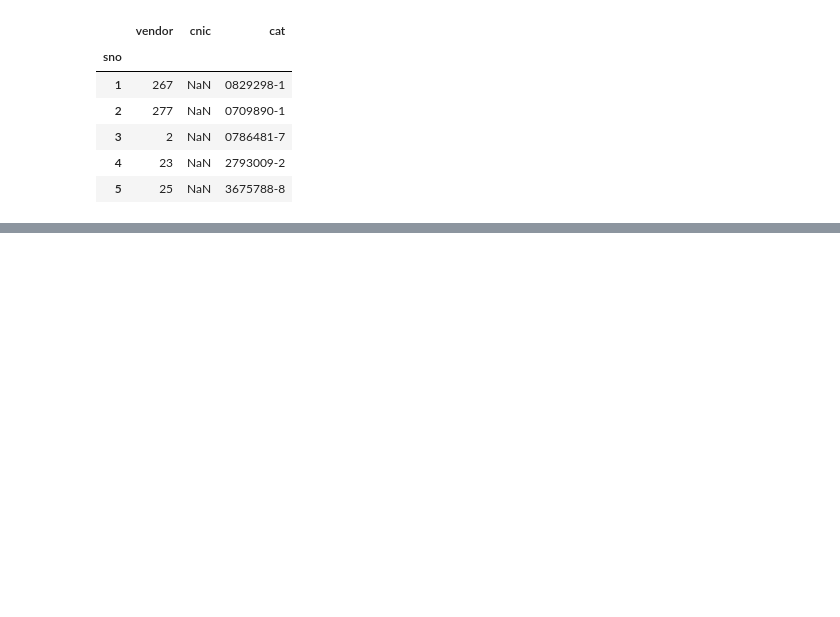
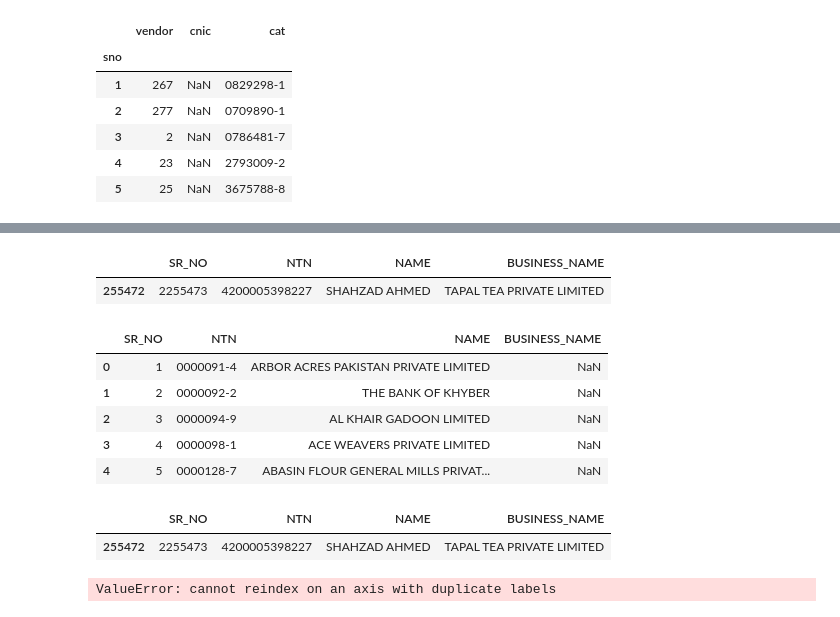
Before and after one commit to Shaze-ahmed/Saylani-AI-Course, a Jupyter notebook: 05 - Pandas/ATL Working.ipynb, the cells around one changed output, grey strips where cells are left out. Cells and saved outputs as stored; diff of their text form; code cells hidden in the pictures; blank space fills up the shorter version.

```diff
--- a/05 - Pandas/ATL Working.ipynb
+++ b/05 - Pandas/ATL Working.ipynb
@@ -26,7 +26,7 @@ print('HBL NTN Array Size : {}, HBL CNIC Array Size : {}, Total HBL array Size :
 HBL NTN Array Size : 3737, HBL CNIC Array Size : 3639, Total HBL array Size : 7376
 # %%
 %%time
-fbrFileName = "../../ATL.xlsx"
+fbrFileName = "../../ATL/2022091965328335ATL_IT.xlsx"
 xls =pd.ExcelFile(fbrFileName)
 print(xls.sheet_names)
 
@@ -170,0 +203,14 @@ hblList.loc[:,'vat']
+# %%
+fbrList[fbrList['NTN'] == '4200005398227']
+# %% [output]
+|  | SR_NO | NTN | NAME | BUSINESS_NAME |
+| 255472 | 2255473 | 4200005398227 | SHAHZAD AHMED | TAPAL TEA PRIVATE LIMITED |
+# %%
+fbrList.head()
+# %% [output]
+|  | SR_NO | NTN | NAME | BUSINESS_NAME |
+| 0 | 1 | 0000091-4 | ARBOR ACRES PAKISTAN PRIVATE LIMITED | NaN |
+| 1 | 2 | 0000092-2 | THE BANK OF KHYBER | NaN |
+| 2 | 3 | 0000094-9 | AL KHAIR GADOON LIMITED | NaN |
+| 3 | 4 | 0000098-1 | ACE WEAVERS PRIVATE LIMITED | NaN |
+| 4 | 5 | 0000128-7 | ABASIN FLOUR GENERAL MILLS PRIVAT... | NaN |
@@ -170,0 +224,11 @@ hblList.loc[:,'vat']
+# %%
+filter = fbrList['NTN'] == '4200005398227'
+fbrList.loc[filter]
+# %% [output]
+|  | SR_NO | NTN | NAME | BUSINESS_NAME |
+| 255472 | 2255473 | 4200005398227 | SHAHZAD AHMED | TAPAL TEA PRIVATE LIMITED |
+# %%
+# fntn = fbrList[fbrList['NTN'].notnull()]
+fbrList[fntn['NTN'].str.contains('4200005398227')]
+# %% [output]
+ValueError: cannot reindex on an axis with duplicate labels
```
Also changed, not shown: parts of 20 cells of this notebook, 3 other files.
